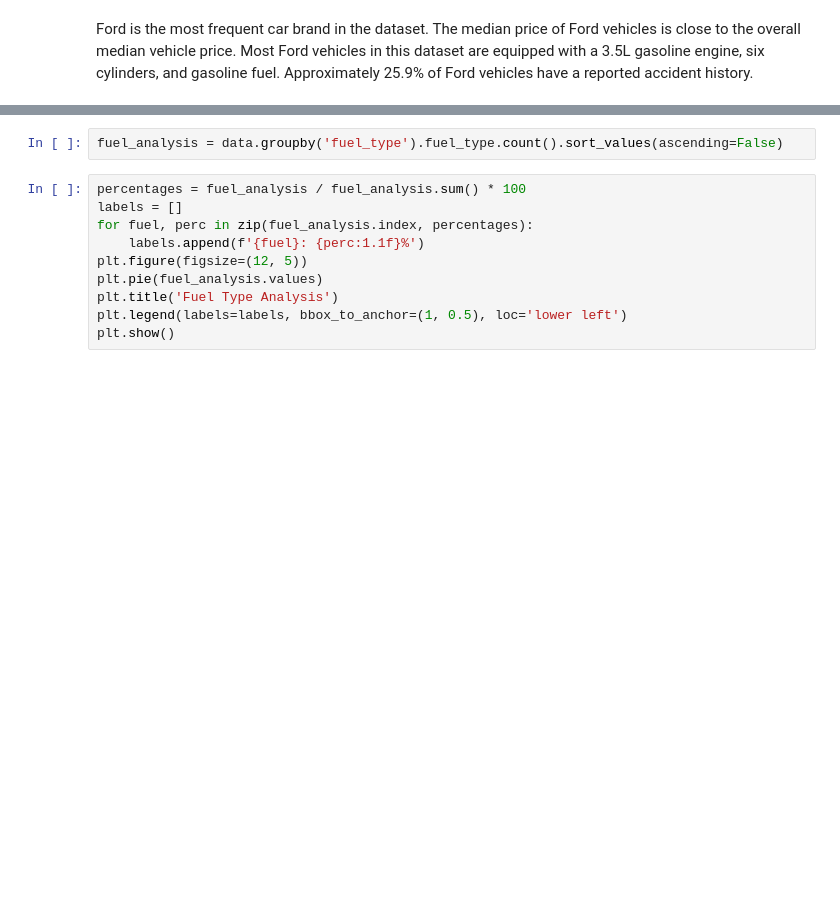
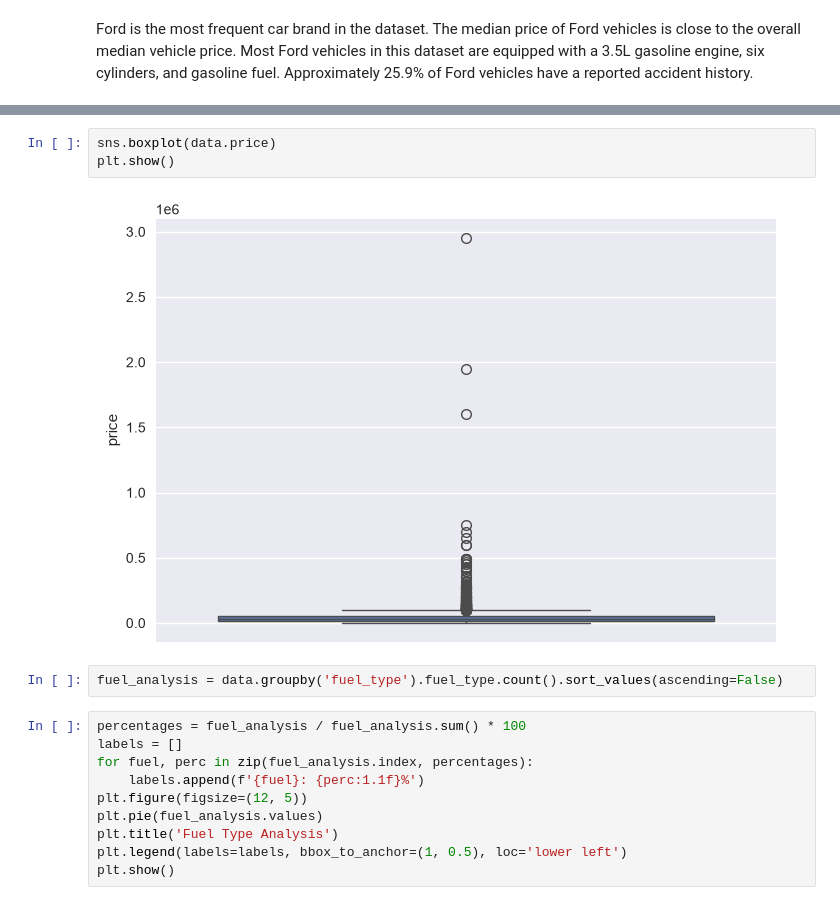
Before and after one commit to minaekramy12/Used-Cars-Price-Prediction-Project, a Jupyter notebook: notebooks/02_eda.ipynb, the cells around one changed output, grey strips where cells are left out. Cells and saved outputs as stored; diff of their text form; blank space fills up the shorter version.

```diff
--- a/notebooks/02_eda.ipynb
+++ b/notebooks/02_eda.ipynb
@@ -58,3 +102,8 @@ Ford is the most frequent car brand in the dataset. The median price of Ford veh
+# %%
+sns.boxplot(data.price)
+plt.show()
+# %% [output]
+[figure, added]
 # %%
 fuel_analysis = data.groupby('fuel_type').fuel_type.count().sort_values(ascending=False)
 # %%
```
Also changed, not shown: parts of 6 cells of this notebook.
